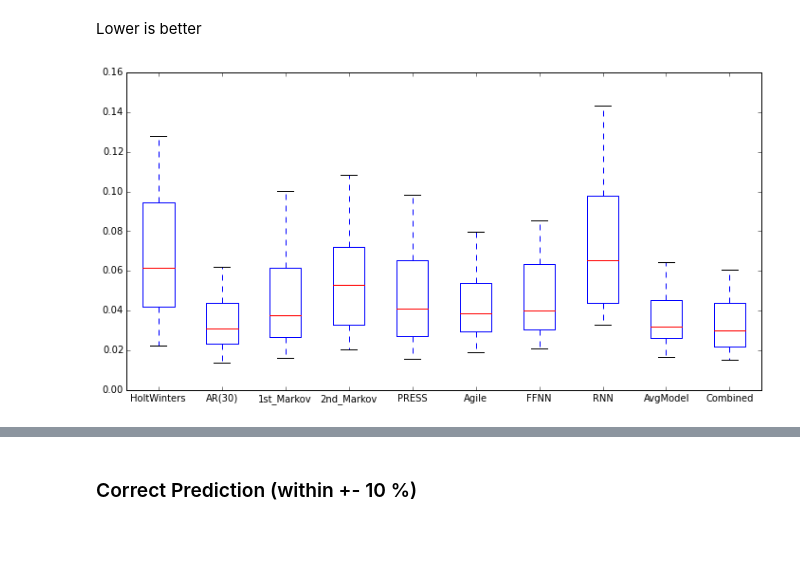
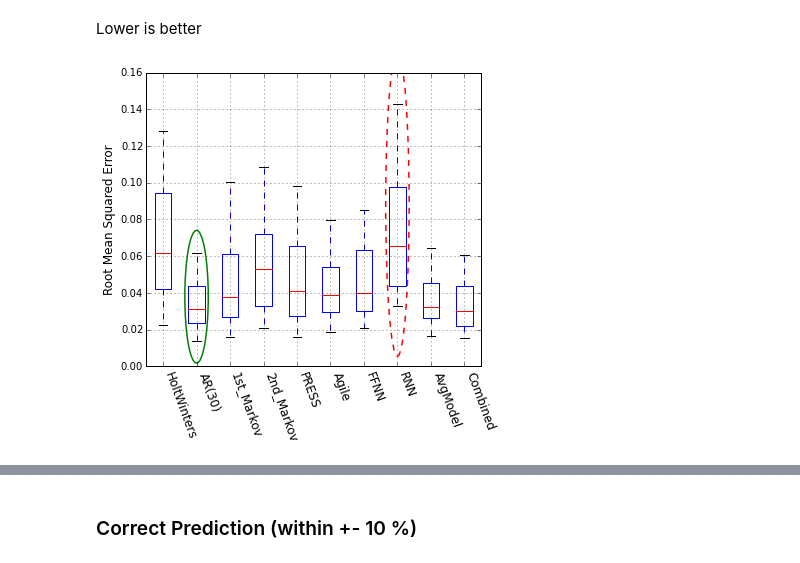
Before and after one commit to Manrich121/ForecastingCloud, a Jupyter notebook: DataPlot/src/model_evaluations_memory.ipynb, the cells around one changed output, grey strips where cells are left out. Drawn from its saved outputs; the diff is of its cells as text; code cells hidden in the pictures; blank space fills up the shorter version.

```diff
--- a/DataPlot/src/model_evaluations_memory.ipynb
+++ b/DataPlot/src/model_evaluations_memory.ipynb
@@ -26,12 +27,49 @@ avg = np.genfromtxt("d:/data/results/memory_avg.csv", delimiter=',')
 combo = np.genfromtxt("d:/data/results/memory_combo.csv", delimiter=',')
 results = np.array([holtwinters, autoreg, markov1, markov2, press, wavelet, fnn, rnn, avg, combo])
 labs = ['HoltWinters', 'AR(30)', '1st_Markov', '2nd_Markov', 'PRESS', 'Agile', 'FFNN', 'RNN', 'AvgModel', 'Combined']
+# %%
+def elp(pltdic, best='min'):
+    miny = np.inf
+    mindx = 0
+    maxy = -np.inf
+    maxdx = 0
+    for i in range(len(labs)-2):
+        val = pltdic['medians'][i].get_ydata()[0]
+        if  val < miny:
+            miny = val
+            mindx = i
+        if val > maxy:
+            maxy = val
+            maxdx = i
+
+    if best == 'min':
+        y1,y2 = pltdic['caps'][mindx*2].get_ydata()[0], pltdic['caps'][mindx*2+1].get_ydata()[0]
+        ellipse1 = mpatches.Ellipse((mindx+1.0, (y1+y2)/2), 0.7, (y2-y1)*1.5, fill=False, ec='green',linewidth=1.5)
+
+        y1,y2 = pltdic['caps'][maxdx*2].get_ydata()[0], pltdic['caps'][maxdx*2+1].get_ydata()[0]
+        ellipse2 = mpatches.Ellipse((maxdx+1.0, (y1+y2)/2), 0.7, (y2-y1)*1.5, fill=False, ec='red',linewidth=1.5, linestyle='dashed')
+    else:
+        y1,y2 = pltdic['caps'][maxdx*2].get_ydata()[0], pltdic['caps'][maxdx*2+1].get_ydata()[0]
+        ellipse1 = mpatches.Ellipse((maxdx+1.0, (y1+y2)/2), 0.7, (y2-y1)*1.5, fill=False, ec='green',linewidth=1.5)
+
+        y1,y2 = pltdic['caps'][mindx*2].get_ydata()[0], pltdic['caps'][mindx*2+1].get_ydata()[0]
+        ellipse2 = mpatches.Ellipse((mindx+1.0, (y1+y2)/2), 0.7, (y2-y1)*1.5, fill=False, ec='red',linewidth=1.5, linestyle='dashed')
+
+    return ellipse1, ellipse2
 # %% [markdown]
 ### RMSE
 # %% [markdown]
 Lower is better
 # %%
-plt.figure(figsize=(12,6))
-plt.boxplot([results[i,:,0] for i in range(len(labs)) ], whis=[10,90], showfliers=False, labels=labs);
+plt.figure(figsize=(6,6))
+plt.xticks(horizontalalignment='left',rotation=-70, size='large')
+pltdic = plt.boxplot([results[i,:,0] for i in range(len(labs))], whis=[10,90], showfliers=False, labels=labs);
+plt.subplots_adjust(bottom=0.22)
+plt.ylabel('Root Mean Squared Error',size='large')
+plt.grid()
+e = elp(pltdic, 'min')
+plt.gca().add_patch(e[0])
+plt.gca().add_patch(e[1])
+plt.savefig("D:/data/results_figs/mem_rmse.pdf", type='pdf')
 # %% [output]
-[figure, old version]
+[figure, new version]
```
Also changed, not shown: parts of 17 cells of this notebook, 8 other files.
